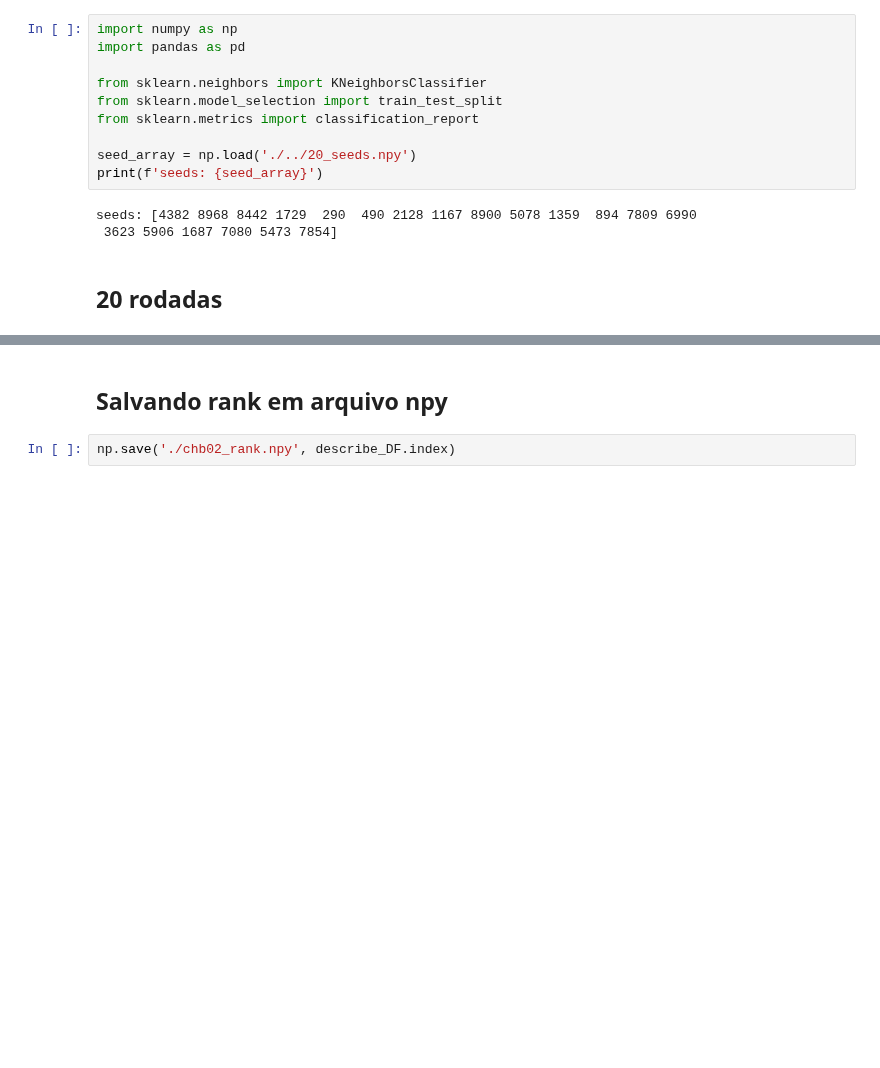
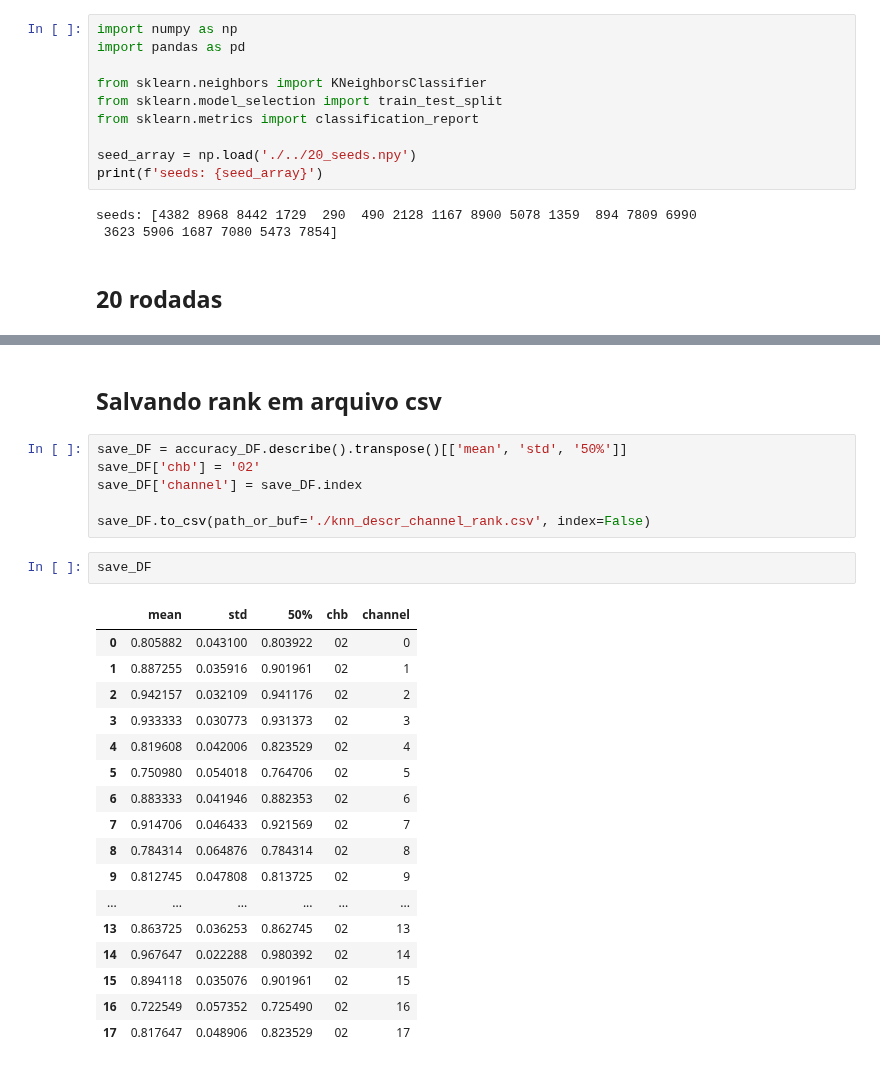
Before and after one commit to newtmagalhaes/Machine-Learning, a Jupyter notebook: ML/f02-chb/chb02/01-knn.ipynb, the cells around one changed output, grey strips where cells are left out. Saved outputs shown, nothing was run; the diff lists cells and outputs as text; blank space fills up the shorter version.

Commit message:
Adicionando 20 rodadas de knn padronizados para cada chb e salvando rank em csv

```diff
--- a/ML/f02-chb/chb02/01-knn.ipynb
+++ b/ML/f02-chb/chb02/01-knn.ipynb
@@ -94,6 +93,30 @@ describe_DF
 | 12 | 20.0 | 0.682353 | 0.065989 | 0.509804 | 0.647059 | 0.686275 | 0.725490 | 0.823529 |
 [figure]
 # %% [markdown]
-## Salvando rank em arquivo npy
+## Salvando rank em arquivo csv
-# %%
-np.save('./chb02_rank.npy', describe_DF.index)
+# %%
+save_DF = accuracy_DF.describe().transpose()[['mean', 'std', '50%']]
+save_DF['chb'] = '02'
+save_DF['channel'] = save_DF.index
+
+save_DF.to_csv(path_or_buf='./knn_descr_channel_rank.csv', index=False)
+# %%
+save_DF
+# %% [output]
+|  | mean | std | 50% | chb | channel |
+| 0 | 0.805882 | 0.043100 | 0.803922 | 02 | 0 |
+| 1 | 0.887255 | 0.035916 | 0.901961 | 02 | 1 |
+| 2 | 0.942157 | 0.032109 | 0.941176 | 02 | 2 |
+| 3 | 0.933333 | 0.030773 | 0.931373 | 02 | 3 |
+| 4 | 0.819608 | 0.042006 | 0.823529 | 02 | 4 |
+| 5 | 0.750980 | 0.054018 | 0.764706 | 02 | 5 |
+| 6 | 0.883333 | 0.041946 | 0.882353 | 02 | 6 |
+| 7 | 0.914706 | 0.046433 | 0.921569 | 02 | 7 |
+| 8 | 0.784314 | 0.064876 | 0.784314 | 02 | 8 |
+| 9 | 0.812745 | 0.047808 | 0.813725 | 02 | 9 |
+| ... | ... | ... | ... | ... | ... |
+| 13 | 0.863725 | 0.036253 | 0.862745 | 02 | 13 |
+| 14 | 0.967647 | 0.022288 | 0.980392 | 02 | 14 |
+| 15 | 0.894118 | 0.035076 | 0.901961 | 02 | 15 |
+| 16 | 0.722549 | 0.057352 | 0.725490 | 02 | 16 |
+| 17 | 0.817647 | 0.048906 | 0.823529 | 02 | 17 |
```
Also changed, not shown: parts of 1 cell of this notebook, 19 other files.
